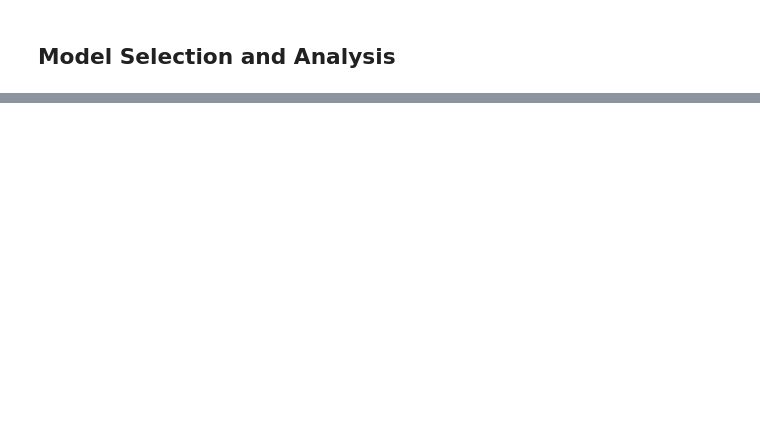
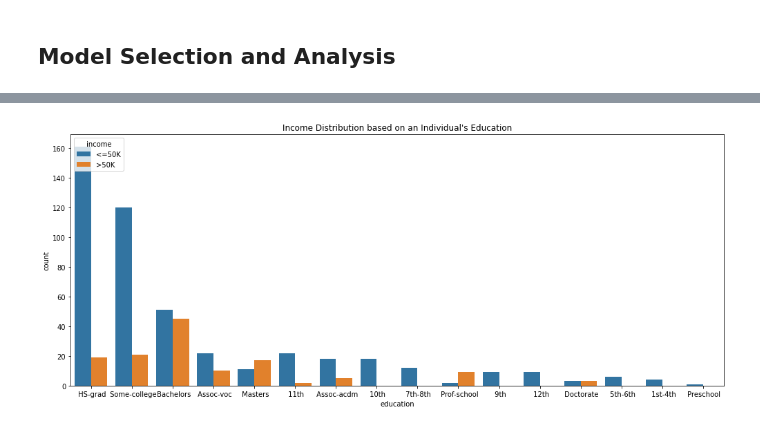
Before and after one commit to arin-deloatch/Census-Final-Project, a Jupyter notebook: src/census.ipynb, the cells around one changed output, grey strips where cells are left out. Cells and saved outputs as stored; diff of their text form; code cells hidden in the pictures; blank space fills up the shorter version.

```diff
--- a/src/census.ipynb
+++ b/src/census.ipynb
@@ -83,0 +108,9 @@ data.describe()
+# %%
+# Bar plot for income distribution by education
+plt.figure(figsize=(14, 6))
+sns.countplot(x='education', hue='income', data=sample_dataframe, order=sample_dataframe['education'].value_counts().index)
+plt.title("Income Distribution based on an Individual's Education")
+plt.tight_layout()
+plt.show()
+# %% [output]
+[figure, added]
```
Also changed, not shown: parts of 14 cells of this notebook.
